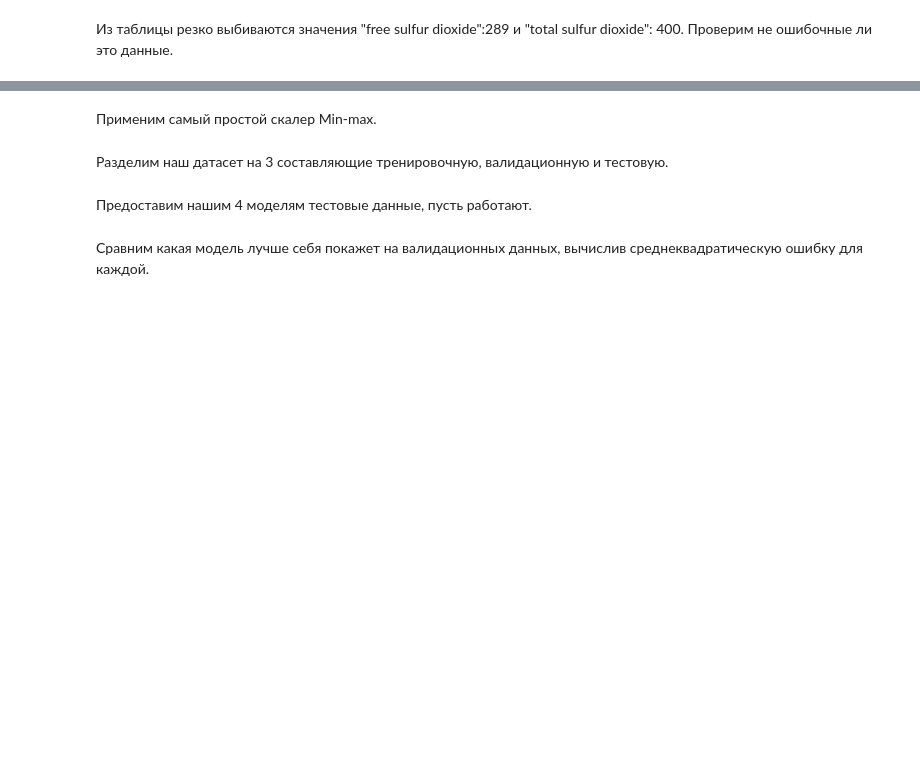
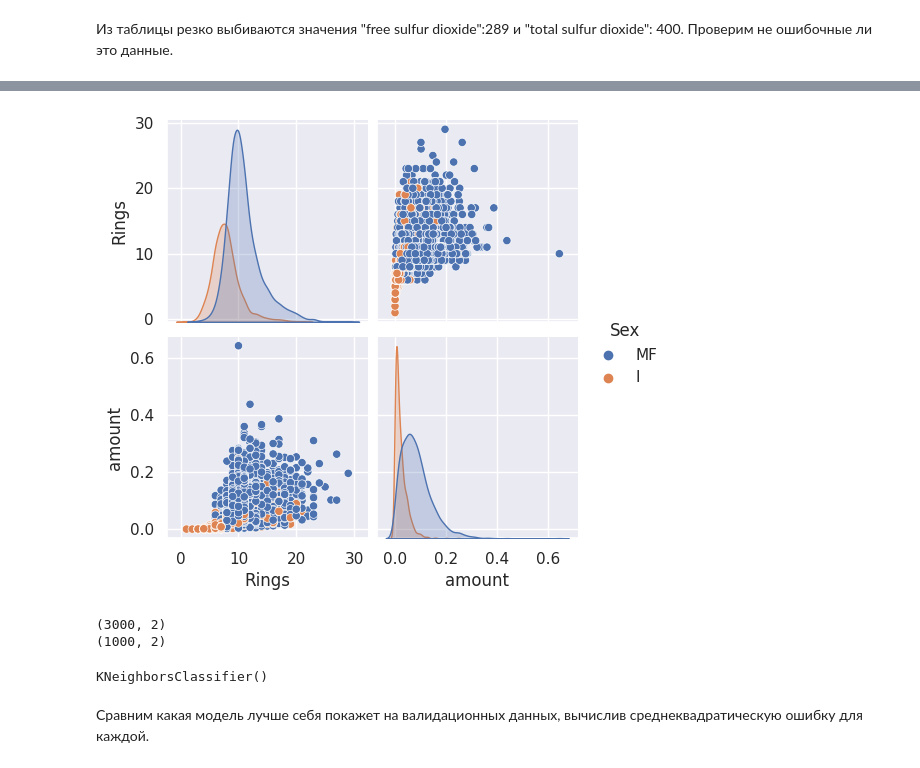
Before and after one commit to MonyaS/Hilell_tasks, a Jupyter notebook: лекция 6/task 6.ipynb, the cells around one changed output, grey strips where cells are left out. Saved outputs shown, nothing was run; the diff lists cells and outputs as text; code cells hidden in the pictures; blank space fills up the shorter version.

```diff
--- a/лекция 6/task 6.ipynb
+++ b/лекция 6/task 6.ipynb
@@ -114,2 +91,0 @@ abalone[abalone["Height"]>0.5]
-# %%
-abalone['Height'] = np.where((abalone['Height'] > 0.5), abalone["Height"]/10,abalone["Height"])
@@ -136,2 +91,0 @@ wines["volatile acidity share"] = round((wines["volatile acidity"] / wines["fixe
-# %% [markdown]
-Применим самый простой скалер Min-max.
@@ -146,2 +92,6 @@ wines[columns] = scaler.fit_transform(wines[columns])
-# %% [markdown]
-Разделим наш датасет на 3 составляющие тренировочную, валидационную и тестовую.
+# %%
+abalone['Sex']= np.where(abalone["Sex"]!="I","MF","I")
+# %%
+sns.pairplot(abalone,hue="Sex");
+# %% [output]
+[figure, added]
@@ -148,6 +102,9 @@ wines[columns] = scaler.fit_transform(wines[columns])
 # %%
 datasets= {"train":{},"validation":{},"test":{}}
-datasets["train"]["data"], test_val_data, datasets["train"]["target"], test_val_target = train_test_split(wines, target, train_size=0.769585962753, shuffle=True)
-datasets["test"]["data"], datasets["validation"]["data"], datasets["test"]["target"], datasets["validation"]["target"] = train_test_split(test_val_data, test_val_target, test_size=0.668002672011, shuffle=True)
+datasets["train"]["data"], test_val_data, datasets["train"]["target"], test_val_target = train_test_split(abalone, target, train_size=0.718218817334, shuffle=True)
+print(datasets["train"]["data"].shape)
+datasets["test"]["data"], datasets["validation"]["data"], datasets["test"]["target"], datasets["validation"]["target"] = train_test_split(test_val_data, test_val_target, test_size=0.849617672047, shuffle=True)
+print(datasets["validation"]["data"].shape)
+# %% [output]
+(3000, 2)
+(1000, 2)
-# %% [markdown]
-Предоставим нашим 4 моделям тестовые данные, пусть работают.
@@ -163,3 +111,8 @@ linear.fit(datasets["train"]["data"],datasets["train"]["target"])
+# %%
+nei = KNeighborsClassifier()
+nei.fit(datasets["train"]["data"],datasets["train"]["target"])
+# %% [output]
+KNeighborsClassifier()
 # %% [markdown]
 Сравним какая модель лучше себя покажет на валидационных данных, вычислив среднеквадратическую ошибку для каждой.
 # %%
```
Also changed, not shown: parts of 25 cells of this notebook, 1 other file.
